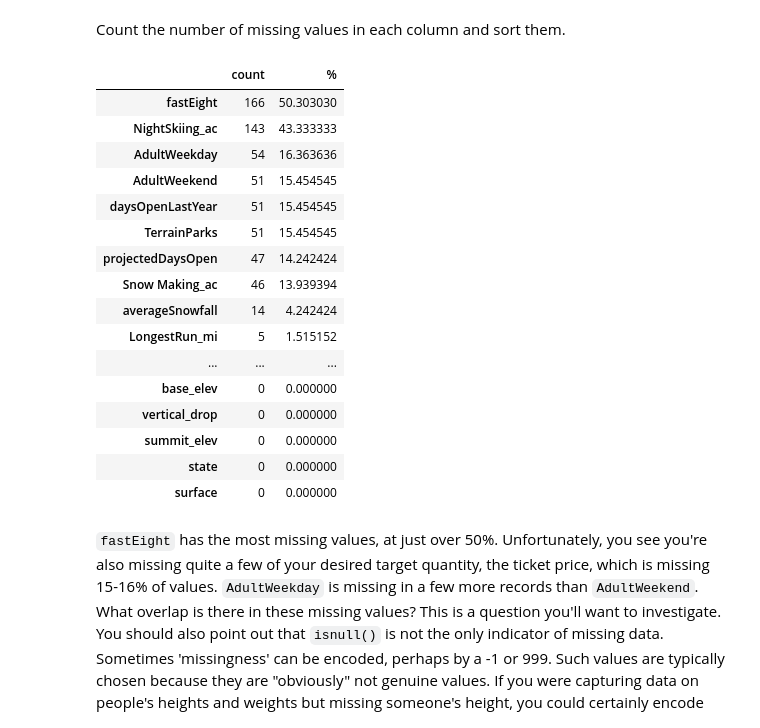
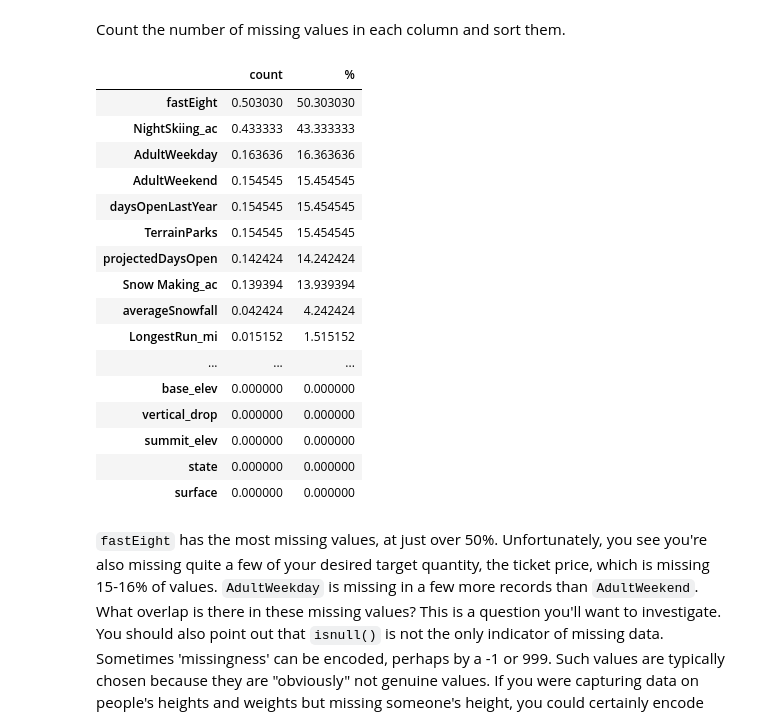
Before and after one commit to bashoori/Data-Science-Projects, a Jupyter notebook: Guided Capstone/Step Two - Data Wrangling/02_data_wrangling.ipynb, the cells around one changed output. Cells and saved outputs as stored; diff of their text form; code cells hidden in the pictures.

```diff
--- a/Guided Capstone/Step Two - Data Wrangling/02_data_wrangling.ipynb
+++ b/Guided Capstone/Step Two - Data Wrangling/02_data_wrangling.ipynb
@@ -81,7 +81,7 @@ There are some fundamental questions to resolve in this notebook before you move
 ## 2.5 Load The Ski Resort Data<a id='2.5_Load_The_Ski_Resort_Data'></a>
 # %%
 # the supplied CSV data file is the raw_data directory
-ski_data = pd.read_csv('raw_data/ski_resort_data.csv')
+ski_data = pd.read_csv('D:/GitHub/Springboard-Projects/Guided Capstone/raw_data/ski_resort_data.csv')
 # %% [markdown]
 Good first steps in auditing the data are the info method and displaying the first few records with head.
 # %%
@@ -170,31 +170,31 @@ Count the number of missing values in each column and sort them.
 # %%
 #Code task 5#
 #Count (using `.sum()`) the number of missing values (`.isnull()`) in each column of
 #ski_data as well as the percentages (using `.mean()` instead of `.sum()`).
 #Order them (increasing or decreasing) using sort_values
 #Call `pd.concat` to present these in a single table (DataFrame) with the helpful column names 'count' and '%'
 
-missing = pd.concat( [ski_data.isnull().sum(), 100 * ski_data.isnull().mean()], axis=1)
+missing = pd.concat( [ski_data.isnull().mean(), 100 * ski_data.isnull().mean()], axis=1)
 missing.columns=['count', '%']
 missing.sort_values(by='count', ascending=False)
 # %% [output]
 |  | count | % |
-| fastEight | 166 | 50.303030 |
-| NightSkiing_ac | 143 | 43.333333 |
-| AdultWeekday | 54 | 16.363636 |
-| AdultWeekend | 51 | 15.454545 |
-| daysOpenLastYear | 51 | 15.454545 |
-| TerrainParks | 51 | 15.454545 |
-| projectedDaysOpen | 47 | 14.242424 |
-| Snow Making_ac | 46 | 13.939394 |
-| averageSnowfall | 14 | 4.242424 |
-| LongestRun_mi | 5 | 1.515152 |
+| fastEight | 0.503030 | 50.303030 |
+| NightSkiing_ac | 0.433333 | 43.333333 |
+| AdultWeekday | 0.163636 | 16.363636 |
+| AdultWeekend | 0.154545 | 15.454545 |
+| daysOpenLastYear | 0.154545 | 15.454545 |
+| TerrainParks | 0.154545 | 15.454545 |
+| projectedDaysOpen | 0.142424 | 14.242424 |
+| Snow Making_ac | 0.139394 | 13.939394 |
+| averageSnowfall | 0.042424 | 4.242424 |
+| LongestRun_mi | 0.015152 | 1.515152 |
 | ... | ... | ... |
-| base_elev | 0 | 0.000000 |
-| vertical_drop | 0 | 0.000000 |
-| summit_elev | 0 | 0.000000 |
-| state | 0 | 0.000000 |
-| surface | 0 | 0.000000 |
+| base_elev | 0.000000 | 0.000000 |
+| vertical_drop | 0.000000 | 0.000000 |
+| summit_elev | 0.000000 | 0.000000 |
+| state | 0.000000 | 0.000000 |
+| surface | 0.000000 | 0.000000 |
 # %% [markdown]
 `fastEight` has the most missing values, at just over 50%. Unfortunately, you see you're also missing quite a few of your desired target quantity, the ticket price, which is missing 15-16% of values. `AdultWeekday` is missing in a few more records than `AdultWeekend`. What overlap is there in these missing values? This is a question you'll want to investigate. You should also point out that `isnull()` is not the only indicator of missing data. Sometimes 'missingness' can be encoded, perhaps by a -1 or 999. Such values are typically chosen because they are "obviously" not genuine values. If you were capturing data on people's heights and weights but missing someone's height, you could certainly encode that as a 0 because no one has a height of zero (in any units). Yet such entries would not be revealed by `isnull()`. Here, you need a data dictionary and/or to spot such values as part of looking for outliers. Someone with a height of zero should definitely show up as an outlier!
 # %% [markdown]
```
Also changed, not shown: parts of 21 cells of this notebook.
